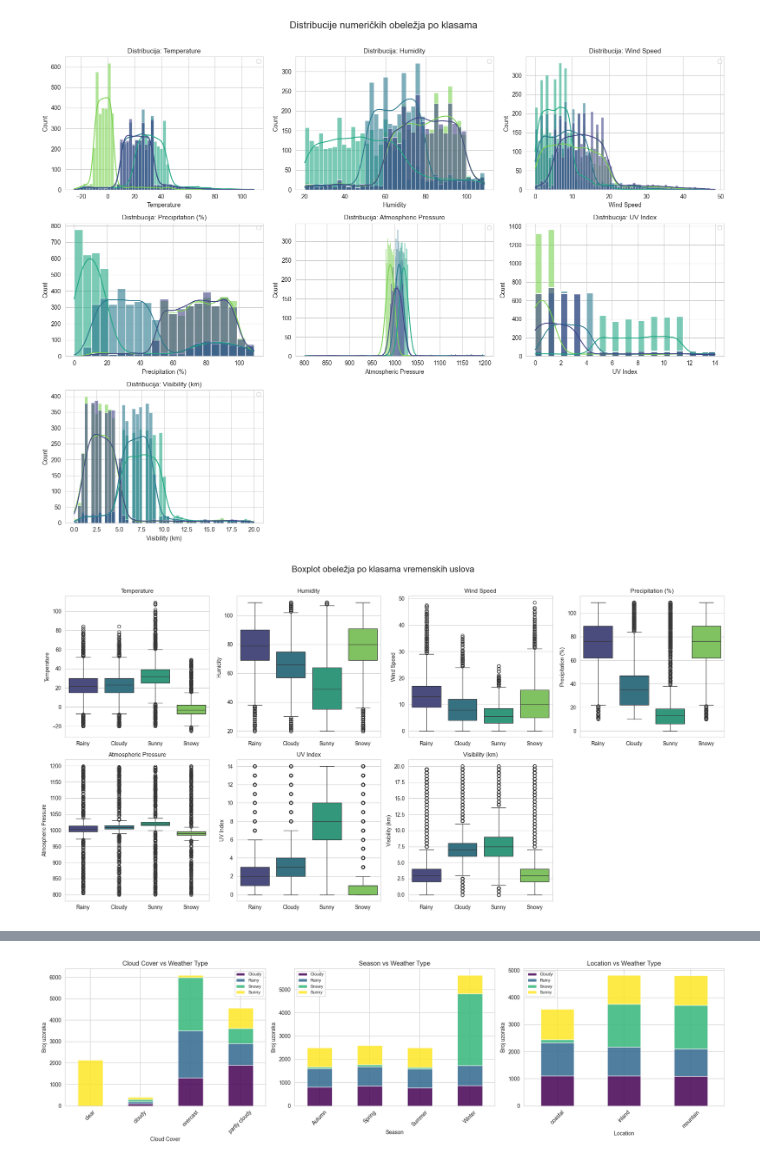
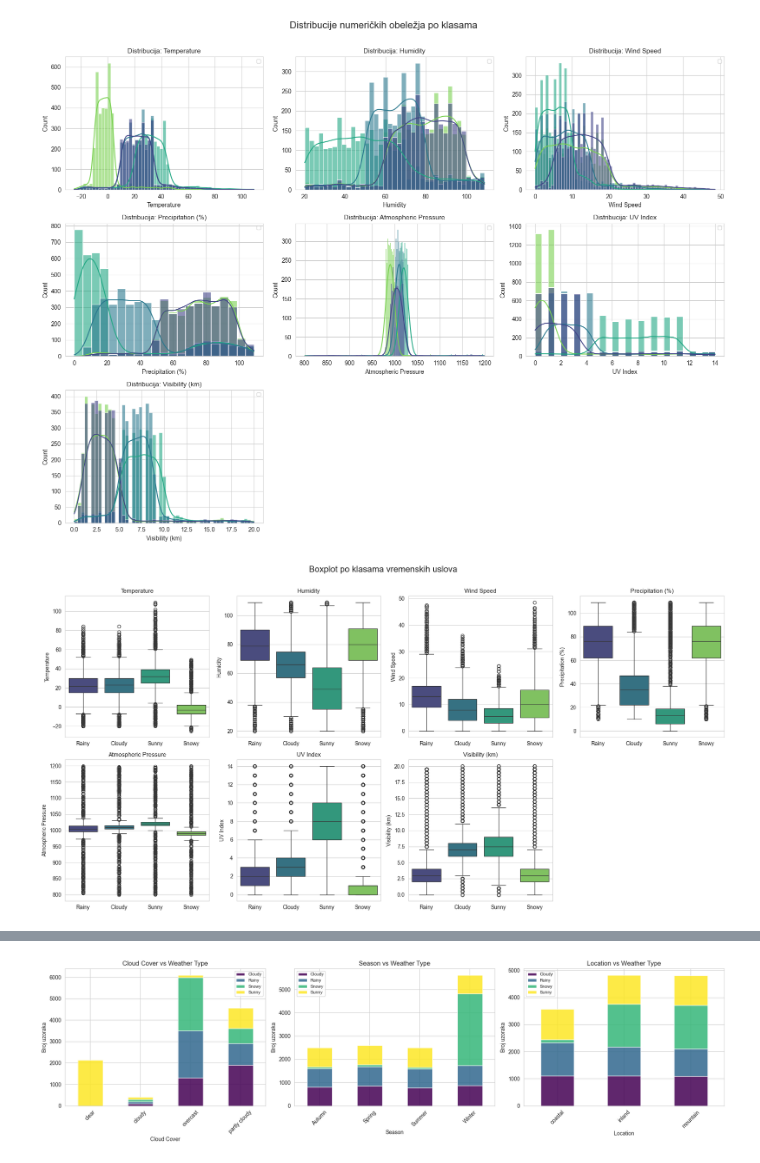
Before and after one commit to bazlooka/elfak-machine-learning, a Jupyter notebook: project 3/notebook.ipynb, the cells around one changed output, grey strips where cells are left out. Cells and saved outputs as stored; diff of their text form; code cells hidden in the pictures.

```diff
--- a/project 3/notebook.ipynb
+++ b/project 3/notebook.ipynb
@@ -149,18 +162,18 @@ plt.show()
 # %%
 fig, axes = plt.subplots(2, 4, figsize=(18, 9))
 axes = axes.flatten()
 
 for i, col in enumerate(numerical_cols):
     sns.boxplot(data=df, x='Weather Type', y=col, ax=axes[i], palette='viridis')
     axes[i].set_title(f'{col}', fontsize=11)
     axes[i].set_xlabel('')
 
 axes[-1].set_visible(False)
-plt.suptitle('Boxplot obeležja po klasama vremenskih uslova', fontsize=16, y=1.01)
+plt.suptitle('Boxplot po klasama vremenskih uslova', fontsize=16, y=1.01)
 plt.tight_layout()
 plt.show()
 # %% [output]
-[figure, old version]
+[figure, new version]
 # %%
 plt.figure(figsize=(10, 8))
 corr_matrix = df[numerical_cols].corr()
```
Also changed, not shown: parts of 11 cells of this notebook.
